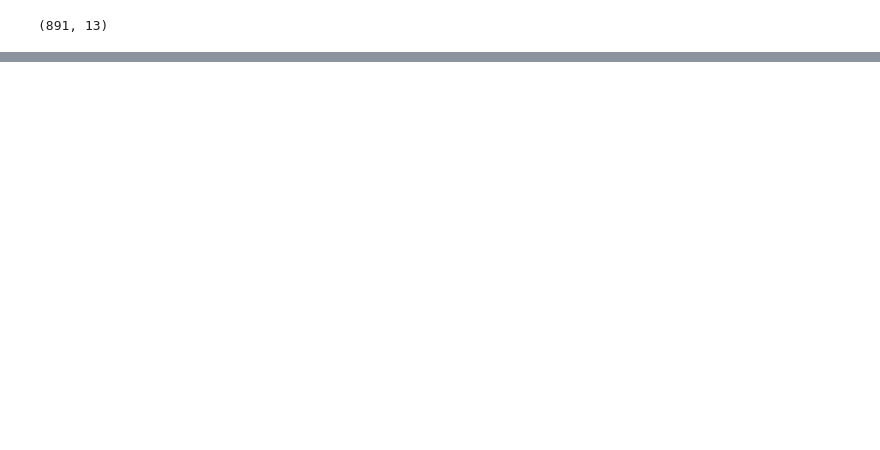
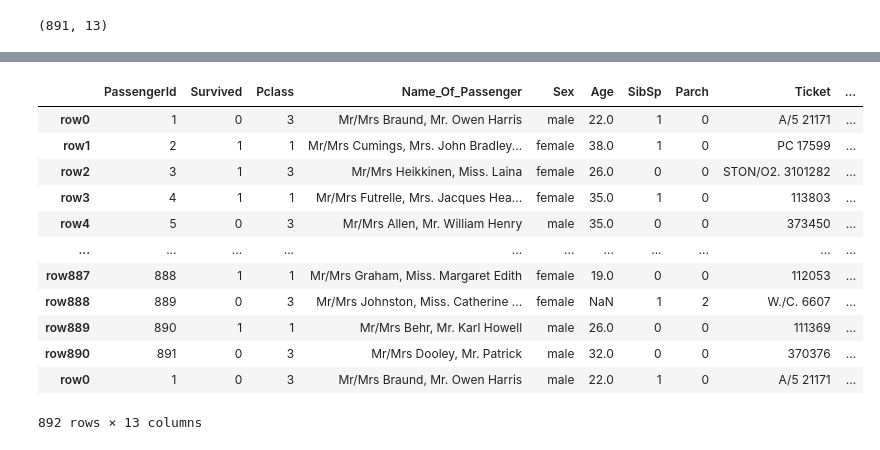
Before and after one commit to pavanbairu/Data-Science, a Jupyter notebook: data science/Datascience_libraries/pandas.ipynb, the cells around one changed output, grey strips where cells are left out. Saved outputs shown, nothing was run; the diff lists cells and outputs as text; code cells hidden in the pictures; blank space fills up the shorter version.

```diff
--- a/data science/Datascience_libraries/pandas.ipynb
+++ b/data science/Datascience_libraries/pandas.ipynb
@@ -544,0 +689,4 @@ titanic.iloc[4:13, 3:13:2]  # 3:13:2 => 3 means 4th column
+# %%
+# the row index by default starts with 0. if we want to change the indexing then
+titanic.index = ["row" + str(i) for i in range(0, len(titanic))]
+titanic.head(2)  # changed to row0, row1...row890
@@ -544,0 +731,5 @@ titanic.iloc[4:13, 3:13:2]  # 3:13:2 => 3 means 4th column
+# %%
+# if i want to add something infront of the name then we use apply method
+# apply()
+titanic['Name_Of_Passenger'] = titanic['Name_Of_Passenger'].apply(lambda name : 'Mr/Mrs ' + name)
+titanic.head()
@@ -544,0 +773,4 @@ titanic.iloc[4:13, 3:13:2]  # 3:13:2 => 3 means 4th column
+# %%
+# taking first row
+first_row = titanic.iloc[0, :]
+first_row
@@ -544,0 +808,17 @@ titanic.iloc[4:13, 3:13:2]  # 3:13:2 => 3 means 4th column
+# %%
+# achieve the same appending using concat
+pd.concat([titanic,pd.DataFrame(first_row).T])
+# %% [output]
+|  | PassengerId | Survived | Pclass | Name_Of_Passenger | Sex | Age | SibSp | Parch | Ticket | ... |
+| row0 | 1 | 0 | 3 | Mr/Mrs Braund, Mr. Owen Harris | male | 22.0 | 1 | 0 | A/5 21171 | ... |
+| row1 | 2 | 1 | 1 | Mr/Mrs Cumings, Mrs. John Bradley... | female | 38.0 | 1 | 0 | PC 17599 | ... |
+| row2 | 3 | 1 | 3 | Mr/Mrs Heikkinen, Miss. Laina | female | 26.0 | 0 | 0 | STON/O2. 3101282 | ... |
+| row3 | 4 | 1 | 1 | Mr/Mrs Futrelle, Mrs. Jacques Hea... | female | 35.0 | 1 | 0 | 113803 | ... |
+| row4 | 5 | 0 | 3 | Mr/Mrs Allen, Mr. William Henry | male | 35.0 | 0 | 0 | 373450 | ... |
+| ... | ... | ... | ... | ... | ... | ... | ... | ... | ... | ... |
+| row887 | 888 | 1 | 1 | Mr/Mrs Graham, Miss. Margaret Edith | female | 19.0 | 0 | 0 | 112053 | ... |
+| row888 | 889 | 0 | 3 | Mr/Mrs Johnston, Miss. Catherine ... | female | NaN | 1 | 2 | W./C. 6607 | ... |
+| row889 | 890 | 1 | 1 | Mr/Mrs Behr, Mr. Karl Howell | male | 26.0 | 0 | 0 | 111369 | ... |
+| row890 | 891 | 0 | 3 | Mr/Mrs Dooley, Mr. Patrick | male | 32.0 | 0 | 0 | 370376 | ... |
+| row0 | 1 | 0 | 3 | Mr/Mrs Braund, Mr. Owen Harris | male | 22.0 | 1 | 0 | A/5 21171 | ... |
+892 rows × 13 columns
```
Also changed, not shown: parts of 60 cells of this notebook.
